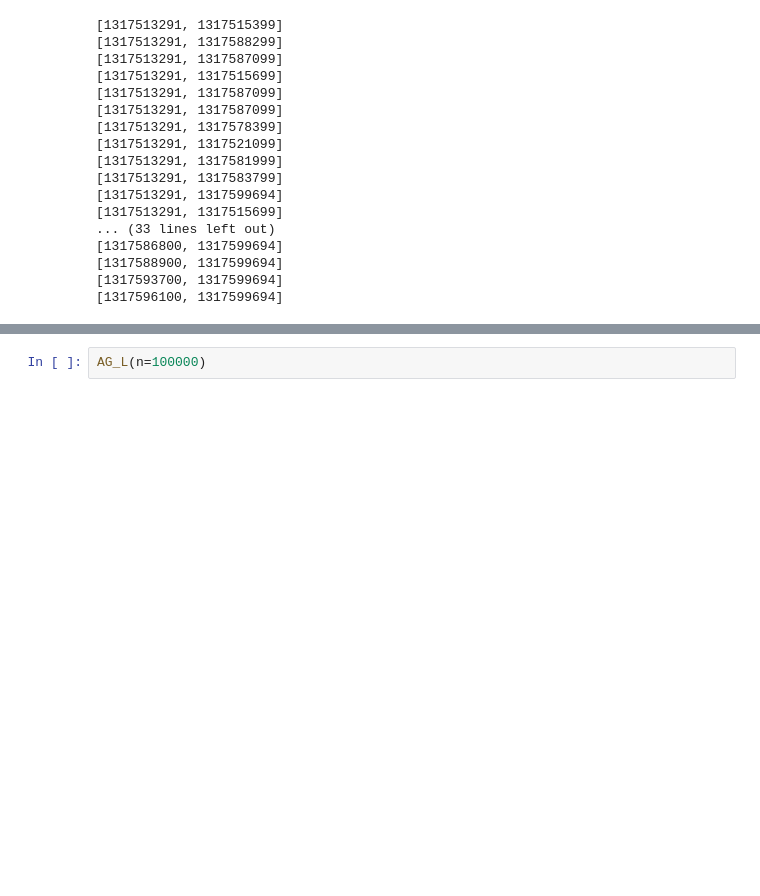
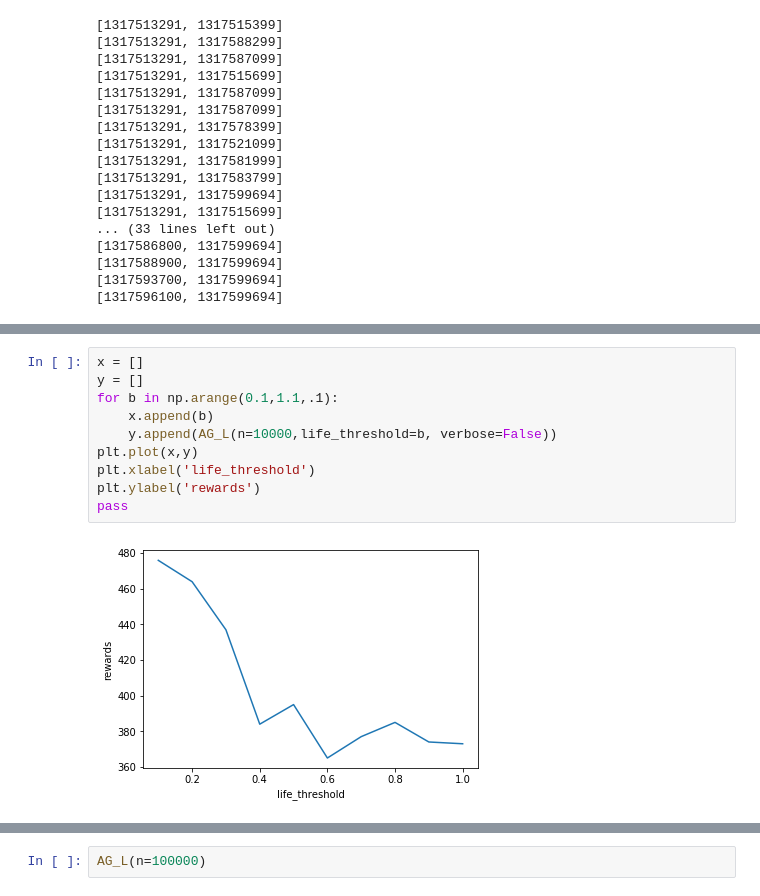
Before and after one commit to ShrekFelix/Reducing-Exploration-of-Dying-Arms-in-Mortal-Bandits, a Jupyter notebook: optimal exploration for mortal MAB.ipynb, the cells around one changed output, grey strips where cells are left out. Saved outputs shown, nothing was run; the diff lists cells and outputs as text; blank space fills up the shorter version.

```diff
--- a/optimal exploration for mortal MAB.ipynb
+++ b/optimal exploration for mortal MAB.ipynb
@@ -185,0 +249,12 @@ max expectation: 0.059574468085106386
+# %%
+x = []
+y = []
+for b in np.arange(0.1,1.1,.1):
+    x.append(b)
+    y.append(AG_L(n=10000,life_threshold=b, verbose=False))
+plt.plot(x,y)
+plt.xlabel('life_threshold')
+plt.ylabel('rewards')
+pass
+# %% [output]
+[figure, added]
```
Also changed, not shown: parts of 11 cells of this notebook.
